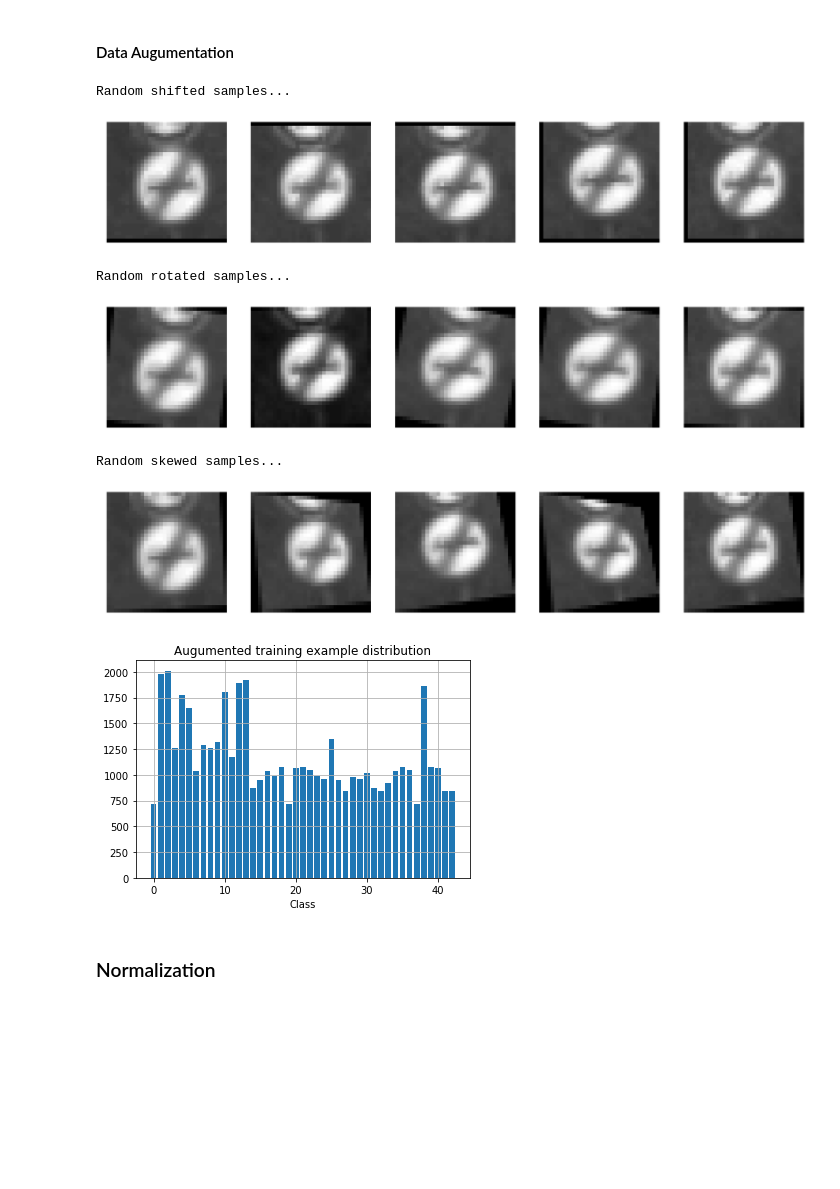
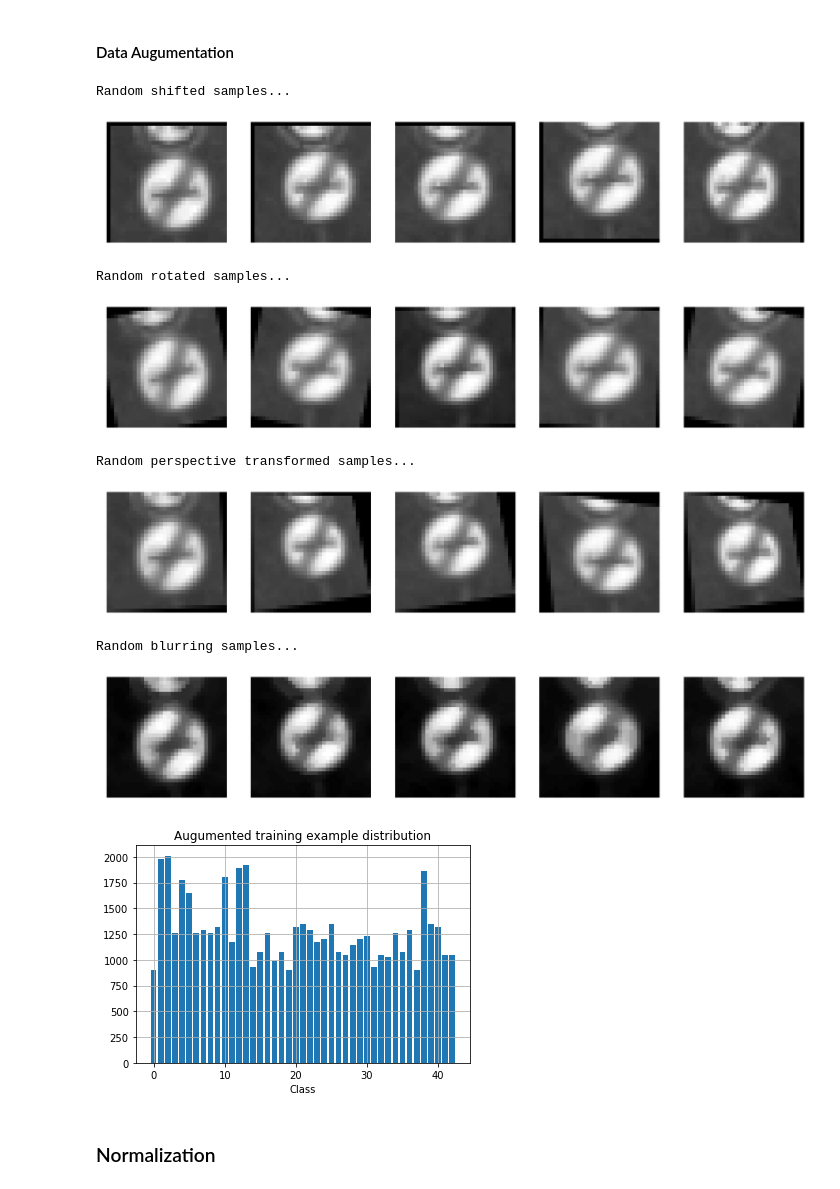
Before and after one commit to dragon7-fc/CarND-Traffic-Sign-Classifier-Project, a Jupyter notebook: Traffic_Sign_Classifier.ipynb, the cells around one changed output. Cells and saved outputs as stored; diff of their text form; code cells hidden in the pictures; blank space fills up the shorter version.

```diff
--- a/Traffic_Sign_Classifier.ipynb
+++ b/Traffic_Sign_Classifier.ipynb
@@ -237,8 +236,10 @@ X_train_gray_shift = []
 y_train_gray_shift = []
 X_train_gray_rotate = []
 y_train_gray_rotate = []
-X_train_gray_skew = []
-y_train_gray_skew = []
+X_train_gray_warp = []
+y_train_gray_warp = []
+X_train_gray_blur = []
+y_train_gray_blur = []
 
 for i in range(n_train):
     if(y_train_aug_count[y_train[i]] < np.mean(y_train_count)):
@@ -256,52 +257,68 @@ for i in range(n_train):
         X_train_gray_rotate.append(dst)
         y_train_gray_rotate.append(y_train_gray[i])
 
-        # Random skew
+        # Random perspective transform
         random_higher_bound = random.randint(27, 32)
         random_lower_bound = random.randint(0, 5)
         points_one = np.float32([[0,0],[32,0],[0,32],[32,32]])
         points_two = np.float32([[0, 0], [random_higher_bound, random_lower_bound], [random_lower_bound, 32],[32, random_higher_bound]])
         M = cv2.getPerspectiveTransform(points_one, points_two)
         dst = cv2.warpPerspective(X_train_gray[i], M, (32,32))
-        X_train_gray_skew.append(dst)
-        y_train_gray_skew.append(y_train_gray[i])
+        X_train_gray_warp.append(dst)
+        y_train_gray_warp.append(y_train_gray[i])
+
+        ## Random blurring
+        blr = random.choice([1,3,5])
+        dst = cv2.medianBlur(X_train_gray[i], (blr))
+        X_train_gray_blur.append(dst)
+        y_train_gray_blur.append(y_train_gray[i])
 
         y_train_aug_count[y_train[i]] += 2
 
-X_train_gray_aug = np.concatenate((X_train_gray, np.array(X_train_gray_shift), np.array(X_train_gray_rotate), np.array(X_train_gray_skew)))
-y_train_gray_aug = np.concatenate((y_train_gray, np.array(y_train_gray_shift), np.array(y_train_gray_rotate), np.array(y_train_gray_skew)))
+X_train_gray_aug = np.concatenate((X_train_gray, np.array(X_train_gray_shift), np.array(X_train_gray_rotate), np.array(X_train_gray_warp), np.array(X_train_gray_blur)))
+y_train_gray_aug = np.concatenate((y_train_gray, np.array(y_train_gray_shift), np.array(y_train_gray_rotate), np.array(y_train_gray_warp), np.array(y_train_gray_blur)))
 # %%
 plt.figure(figsize=(32, 32))
 
 print('Random shifted samples...')
 for i in range(5):
     plt.subplot(1, 5, i+1)
     plt.imshow(X_train_gray_shift[i], cmap='gray')
     plt.axis('off')
 plt.show()
 
 print('Random rotated samples...')
 plt.figure(figsize=(32, 32))
 for i in range(5):
     plt.subplot(1, 5, i+1)
     plt.imshow(X_train_gray_rotate[i], cmap='gray')
     plt.axis('off')
 plt.show()
 
-print('Random skewed samples...')
+print('Random perspective transformed samples...')
 plt.figure(figsize=(32, 32))
 for i in range(5):
     plt.subplot(1, 5, i+1)
-    plt.imshow(X_train_gray_skew[i], cmap='gray')
+    plt.imshow(X_train_gray_warp[i], cmap='gray')
     plt.axis('off')
 plt.show()
+
+print('Random blurring samples...')
+plt.figure(figsize=(32, 32))
+for i in range(5):
+    plt.subplot(1, 5, i+1)
+    plt.imshow(X_train_gray_blur[i], cmap='gray')
+    plt.axis('off')
+plt.show()
 # %% [output]
 Random shifted samples...
-[figure, old version]
+[figure, new version]
 Random rotated samples...
-[figure, old version]
+[figure, new version]
-Random skewed samples...
+Random perspective transformed samples...
-[figure, old version]
+[figure, new version]
+Random blurring samples...
+[figure, added]
 # %%
 y_train_gray_aug_unique, y_train_gray_aug_count = np.unique(y_train_gray_aug, return_counts=True)
 plt.bar(y_train_gray_aug_unique, y_train_gray_aug_count)
@@ -310,7 +327,7 @@ plt.xlabel('Class')
 plt.grid()
 plt.show()
 # %% [output]
-[figure, old version]
+[figure, new version]
 # %% [markdown]
 ### Normalization
 # %%
```
Also changed, not shown: parts of 11 cells of this notebook.
